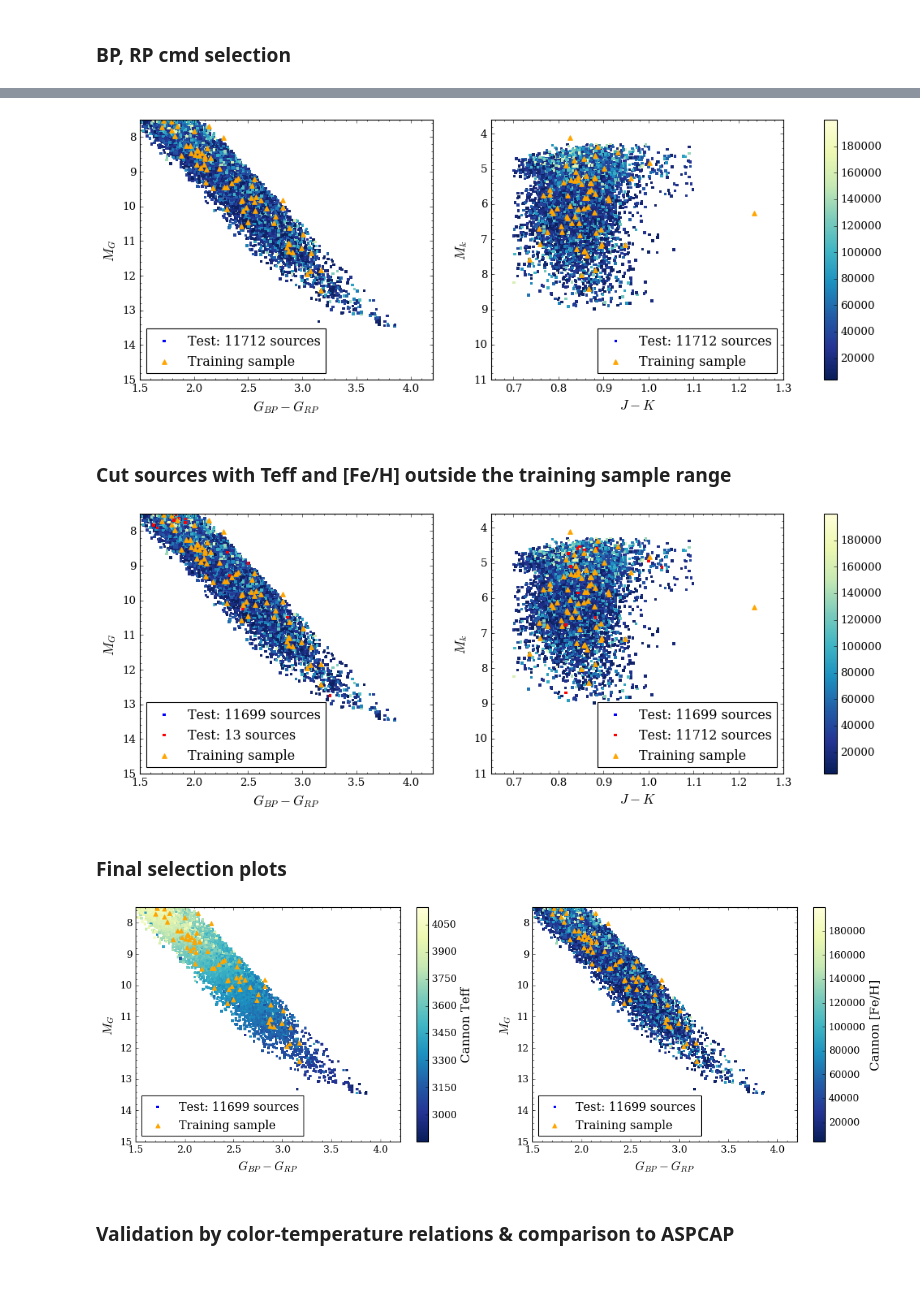
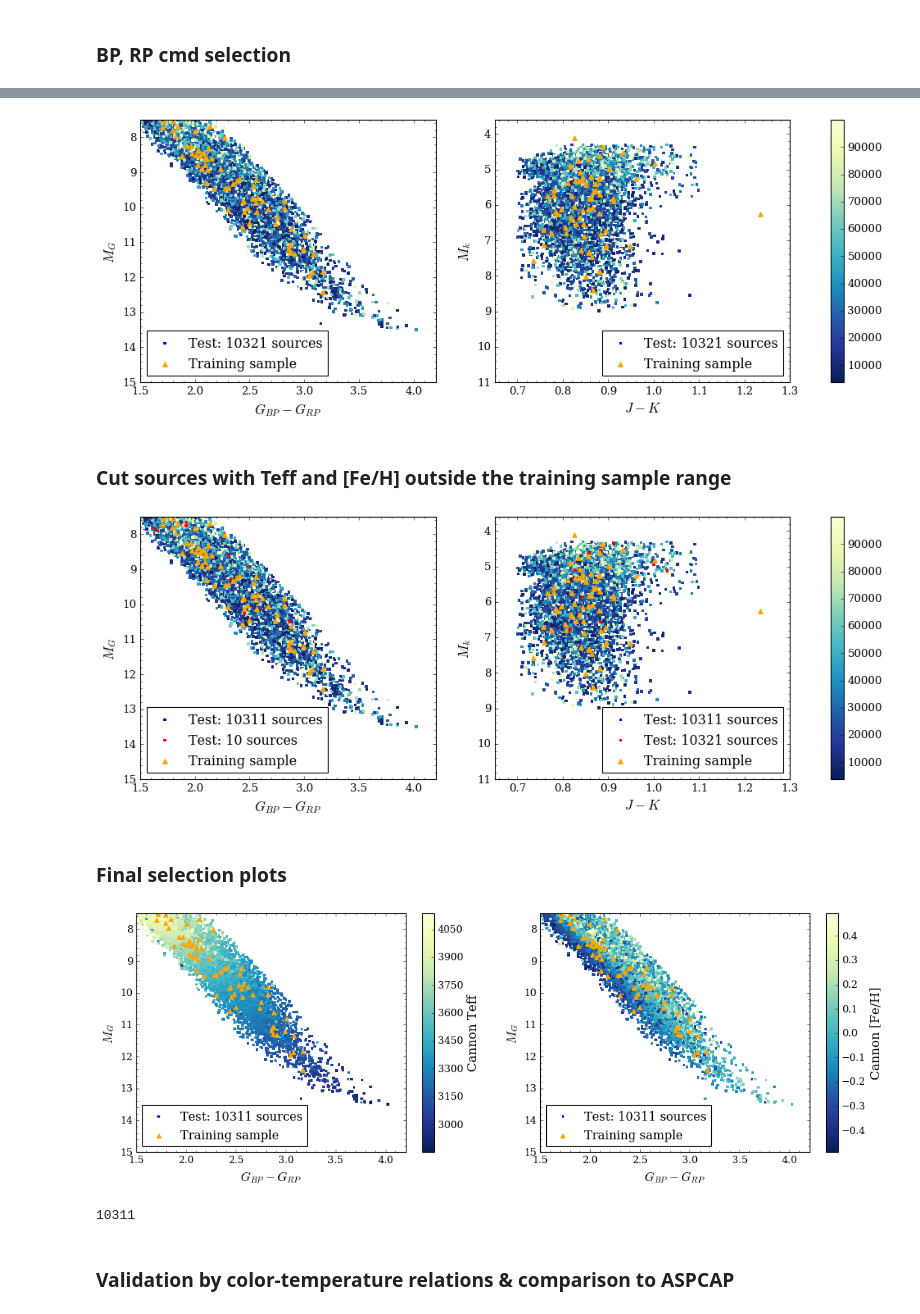
Before and after one commit to jbirky/Mdwarf_project, a Jupyter notebook: cannon_runs/apogee_test/finalize_selection.ipynb, the cells around one changed output, grey strips where cells are left out. Drawn from its saved outputs; the diff is of its cells as text; code cells hidden in the pictures; blank space fills up the shorter version.

```diff
--- a/cannon_runs/apogee_test/finalize_selection.ipynb
+++ b/cannon_runs/apogee_test/finalize_selection.ipynb
@@ -61,7 +57,11 @@ test['J_K'] = test['J'] - test['K']
 ### Remove known binaries and pre-MS stars
 # %%
 sel = test
-for ID in list(set(bin_ID) or set(pms_ID)):
+for ID in pms_ID: #list(set(bin_ID) or set(pms_ID)):
+    sel = sel[sel['ID'] != ID]
+for ID in bin_ID: #list(set(bin_ID) or set(pms_ID)):
     sel = sel[sel['ID'] != ID]
 
+print(len(test) - len(sel))
+
 cuts = test.set_index('ID').subtract(sel.set_index('ID'), fill_value=0)
@@ -101,7 +103,7 @@ test = sel
 # %% [markdown]
 ### Chi^2 selection
 # %%
-chi_cut = 200000
+chi_cut = 100000
 # %%
 plt.hist(test['CHI'], histtype='step')
 plt.axvline(x=chi_cut, color='k')
@@ -322,7 +326,7 @@ plt.show()
 # %%
 p = [[1.4, 7.5], [2.2, 7.5], [4.2, 14], [3.3, 14]]
 slope = [(p[3][1] - p[0][1])/(p[3][0] - p[0][0]), (p[2][1] - p[1][1])/(p[2][0] - p[1][0])]
-inter = [p[0][1] - slopes[0]*p[0][0], p[1][1] - slopes[1]*p[1][0]]
+inter = [p[0][1] - slope[0]*p[0][0], p[1][1] - slope[1]*p[1][0]]
 
 test['line1'] = test['BP_RP']*slope[0] + inter[0]
 test['line2'] = test['BP_RP']*slope[1] + inter[1]
@@ -388,7 +392,7 @@ ax2.minorticks_on()
 cb = plt.colorbar(pl, ax=(ax1,ax2), orientation='vertical')
 plt.show()
 # %% [output]
-[figure, old version]
+[figure, new version]
 # %% [markdown]
 ### Cut sources with Teff and [Fe/H] outside the training sample range
 # %%
@@ -427,7 +431,7 @@ ax2.minorticks_on()
 cb = plt.colorbar(pl, ax=(ax1,ax2), orientation='vertical')
 plt.show()
 # %% [output]
-[figure, old version]
+[figure, new version]
 # %%
 test = train_sel
 # %% [markdown]
@@ -435,33 +439,38 @@ test = train_sel
 # %%
 fig, (ax1, ax2) = plt.subplots(1,2, figsize=[16,5])
 
 pl1 = ax1.scatter(test['BP_RP'], test['G_ABS'], c=test['TEFF'], cmap='YlGnBu_r', edgecolor='none', s=10, marker='s', \
                  label='Test: %s sources'%(len(test)))
 ax1.scatter(mann['BP_RP'], mann['G_ABS'], color='orange', marker='^', label='Training sample', s=25)
 ax1.set_xlabel(r'$G_{BP} - G_{RP}$', fontsize=15)
 ax1.set_ylabel(r'$M_{G}$', fontsize=15)
 ax1.set_ylim(15,7.5)
 ax1.set_xlim(1.5,4.2)
 ax1.legend(loc='lower left', scatterpoints=1)
 ax1.minorticks_on()
 
-pl2 = plt.scatter(test['BP_RP'], test['G_ABS'], c=test['CHI'], cmap='YlGnBu_r', edgecolor='none', s=10, marker='s', \
+pl2 = plt.scatter(test['BP_RP'], test['G_ABS'], c=test['FE_H'], cmap='YlGnBu_r', edgecolor='none', s=10, marker='s', \
                  label='Test: %s sources'%(len(test)))
 ax2.scatter(mann['BP_RP'], mann['G_ABS'], color='orange', marker='^', label='Training sample', s=25)
 ax2.set_xlabel(r'$G_{BP} - G_{RP}$', fontsize=15)
 ax2.set_ylabel(r'$M_{G}$', fontsize=15)
 ax2.set_ylim(15,7.5)
 ax2.set_xlim(1.5,4.2)
 ax2.legend(loc='lower left', scatterpoints=1)
 ax2.minorticks_on()
 
 cb1 = plt.colorbar(pl1, ax=ax1, orientation='vertical')
 cb1.set_label(r'Cannon Teff', fontsize=15)
 cb2 = plt.colorbar(pl2, ax=ax2, orientation='vertical')
 cb2.set_label(r'Cannon [Fe/H]', fontsize=15)
 plt.show()
 # %% [output]
-[figure, old version]
+[figure, new version]
+# %%
+test.to_csv('test_results/safe_sample_results.csv', index=False)
+len(test)
+# %% [output]
+10311
 # %% [markdown]
 ### Validation by color-temperature relations & comparison to ASPCAP
 # %%
```
Also changed, not shown: parts of 18 cells of this notebook, 3 other files.
